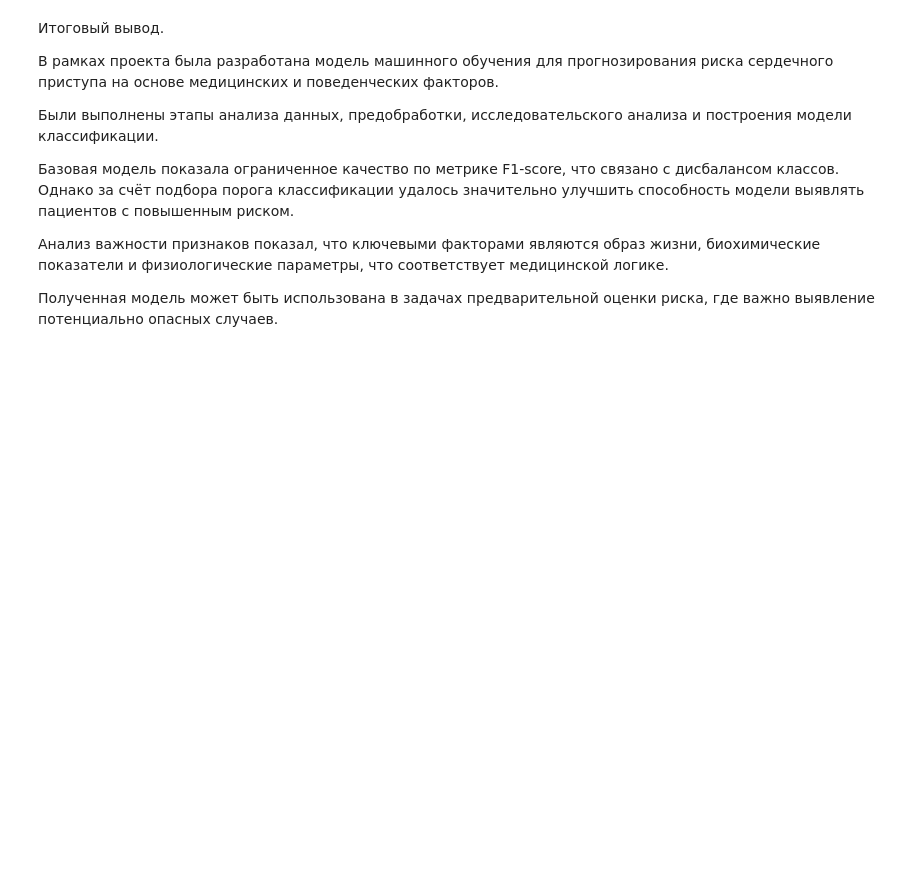
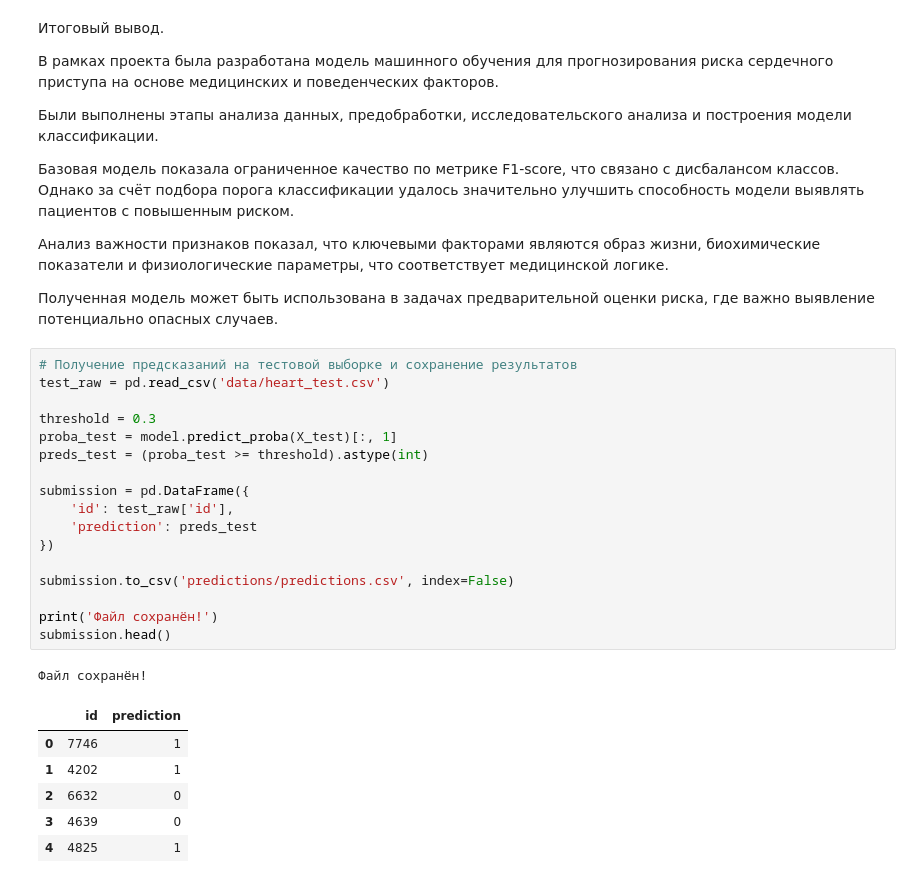
Before and after one commit to lancevance699/heart-risk-prediction, a Jupyter notebook: heart_risk_prediction.ipynb, the cells around one changed output. Drawn from its saved outputs; the diff is of its cells as text; blank space fills up the shorter version.

Commit message:
final update with predictions

```diff
--- a/heart_risk_prediction.ipynb
+++ b/heart_risk_prediction.ipynb
@@ -379,3 +379,28 @@ joblib.dump(model, 'heart_model.pkl')
 Анализ важности признаков показал, что ключевыми факторами являются образ жизни, биохимические показатели и физиологические параметры, что соответствует медицинской логике.
 
 Полученная модель может быть использована в задачах предварительной оценки риска, где важно выявление потенциально опасных случаев.
+# %%
+# Получение предсказаний на тестовой выборке и сохранение результатов
+test_raw = pd.read_csv('data/heart_test.csv')
+
+threshold = 0.3
+proba_test = model.predict_proba(X_test)[:, 1]
+preds_test = (proba_test >= threshold).astype(int)
+
+submission = pd.DataFrame({
+    'id': test_raw['id'],
+    'prediction': preds_test
+})
+
+submission.to_csv('predictions/predictions.csv', index=False)
+
+print('Файл сохранён!')
+submission.head()
+# %% [output]
+Файл сохранён!
+|  | id | prediction |
+| 0 | 7746 | 1 |
+| 1 | 4202 | 1 |
+| 2 | 6632 | 0 |
+| 3 | 4639 | 0 |
+| 4 | 4825 | 1 |
```
Also changed, not shown: 1 other file.
